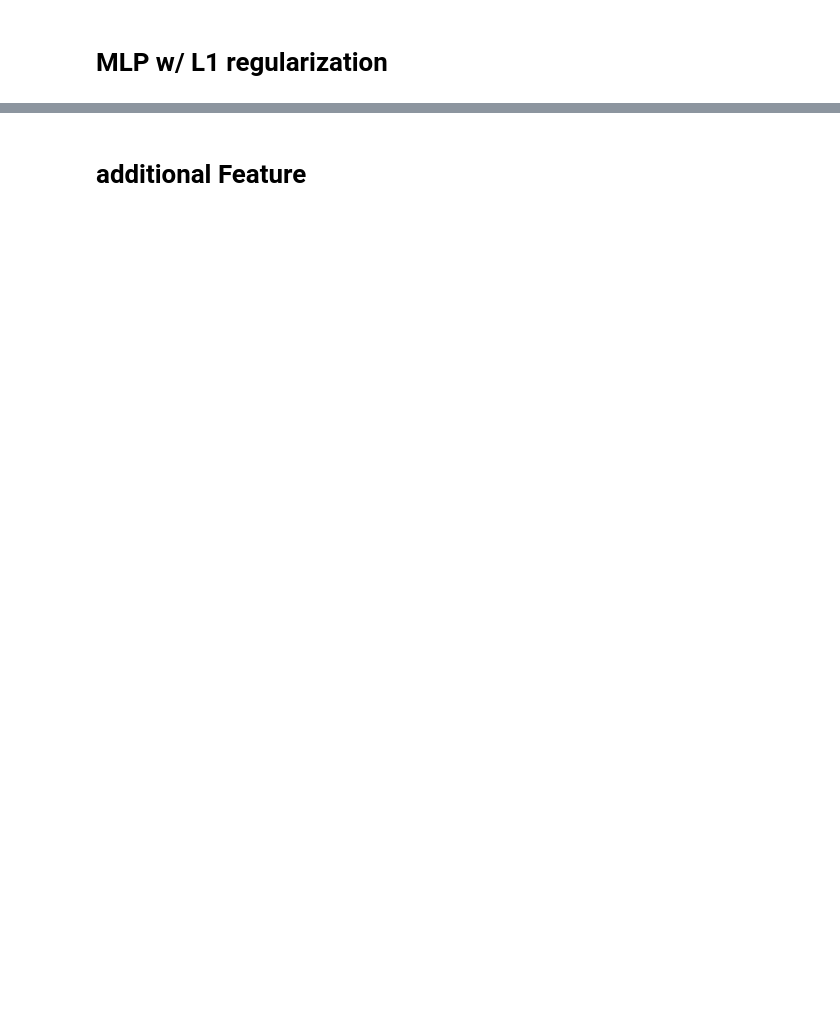
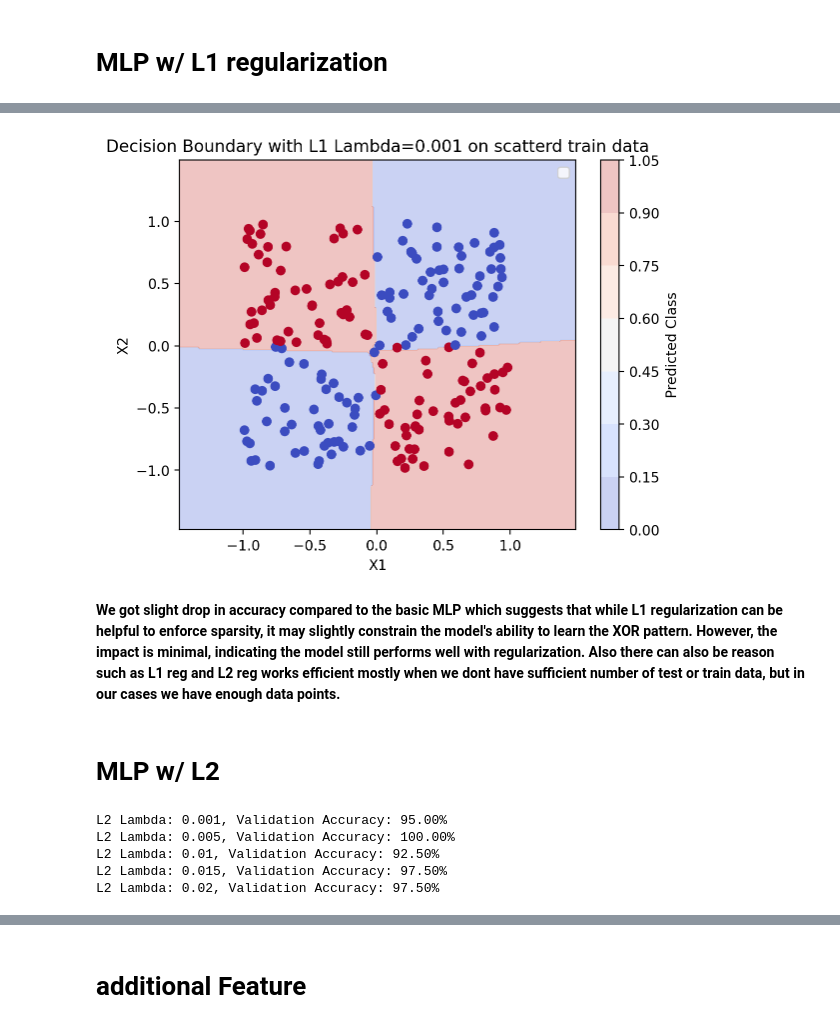
Before and after one commit to Vanshrichardiya/Vanshri, a Jupyter notebook: Task_2_MLP.ipynb, the cells around one changed output, grey strips where cells are left out. Cells and saved outputs as stored; diff of their text form; code cells hidden in the pictures; blank space fills up the shorter version.

```diff
--- a/Task_2_MLP.ipynb
+++ b/Task_2_MLP.ipynb
@@ -153,0 +187,21 @@ Y_train_t = Y_train_t[:160]
+# %%
+model = MLP()
+optimizer = torch.optim.Adam(model.parameters(), lr=0.01)
+
+for epoch in range(1, epochs + 1):
+    model.train()
+    output = model(X_train_t)
+    loss = criterion(output, Y_train_t) + l1_reg(model, best_lambda_l1)
+    optimizer.zero_grad()
+    loss.backward()
+    optimizer.step()
+
+    if epoch % 100 == 0:
+        print(f"Epoch {epoch}, Loss: {loss.item():.4f}")
+
+model.eval()
+with torch.no_grad():
+    output = model(X_test_t)
+    pred = output.round()
+    accuracy = (pred.eq(Y_test_t).sum() / float(Y_test_t.shape[0])).item()
+    print(f'Test Accuracy: {accuracy * 100:.2f}%')
@@ -153,0 +215,26 @@ Y_train_t = Y_train_t[:160]
+# %%
+
+x_min, x_max = X_test[:, 0].min() - 0.5, X_test[:, 0].max() + 0.5
+y_min, y_max = X_test[:, 1].min() - 0.5, X_test[:, 1].max() + 0.5
+xx, yy = np.meshgrid(np.arange(x_min, x_max, 0.01), np.arange(y_min, y_max, 0.01))
+
+grid_data = np.c_[xx.ravel(), yy.ravel()]
+grid_data_t = torch.tensor(grid_data, dtype=torch.float32)
+with torch.no_grad():
+    Z = model(grid_data_t)
+    Z = Z.round().numpy().reshape(xx.shape)
+
+plt.contourf(xx, yy, Z, alpha=0.3, cmap='coolwarm')
+plt.colorbar(label='Predicted Class')
+plt.scatter(X_train[:, 0], X_train[:, 1], c=Y_train, cmap='coolwarm')
+plt.xlabel("X1")
+plt.ylabel("X2")
+plt.title(f"Decision Boundary with L1 Lambda={best_lambda_l1} on scatterd train data")
+plt.legend()
+plt.show()
+# %% [output]
+[figure, added]
+# %% [markdown]
+**We got slight drop in accuracy compared to the basic MLP which suggests that while L1 regularization can be helpful to enforce sparsity, it may slightly constrain the model's ability to learn the XOR pattern. However, the impact is minimal, indicating the model still performs well with regularization. Also there can also be reason such as L1 reg and L2 reg works efficient mostly when we dont have sufficient number of test or train data, but in our cases we have enough data points.**
+# %% [markdown]
+# **MLP w/ L2**
@@ -153,0 +248,31 @@ Y_train_t = Y_train_t[:160]
+# %%
+for lambda_l2 in l2_values:
+    model = MLP()
+    criterion = nn.BCELoss()
+    optimizer = optim.Adam(model.parameters(), lr=0.01, weight_decay=lambda_l2)
+
+    for epoch in range(1, epochs + 1):
+        model.train()
+        output = model(X_train_t)
+        loss = criterion(output, Y_train_t)
+        optimizer.zero_grad()
+        loss.backward()
+        optimizer.step()
+
+    model.eval()
+    with torch.no_grad():
+        val_output = model(X_val_t)
+        val_pred = val_output.round()
+        val_accuracy = (val_pred.eq(Y_val_t).sum() / float(Y_val_t.shape[0])).item() * 100
+        val_accs.append(val_accuracy)
+        print(f'L2 Lambda: {lambda_l2}, Validation Accuracy: {val_accuracy:.2f}%')
+
+        if val_accuracy > best_val_accuracy:
+            best_val_accuracy = val_accuracy
+            best_lambda_l2 = lambda_l2
+# %% [output]
+L2 Lambda: 0.001, Validation Accuracy: 95.00%
+L2 Lambda: 0.005, Validation Accuracy: 100.00%
+L2 Lambda: 0.01, Validation Accuracy: 92.50%
+L2 Lambda: 0.015, Validation Accuracy: 97.50%
+L2 Lambda: 0.02, Validation Accuracy: 97.50%
```
Also changed, not shown: parts of 30 cells of this notebook.
